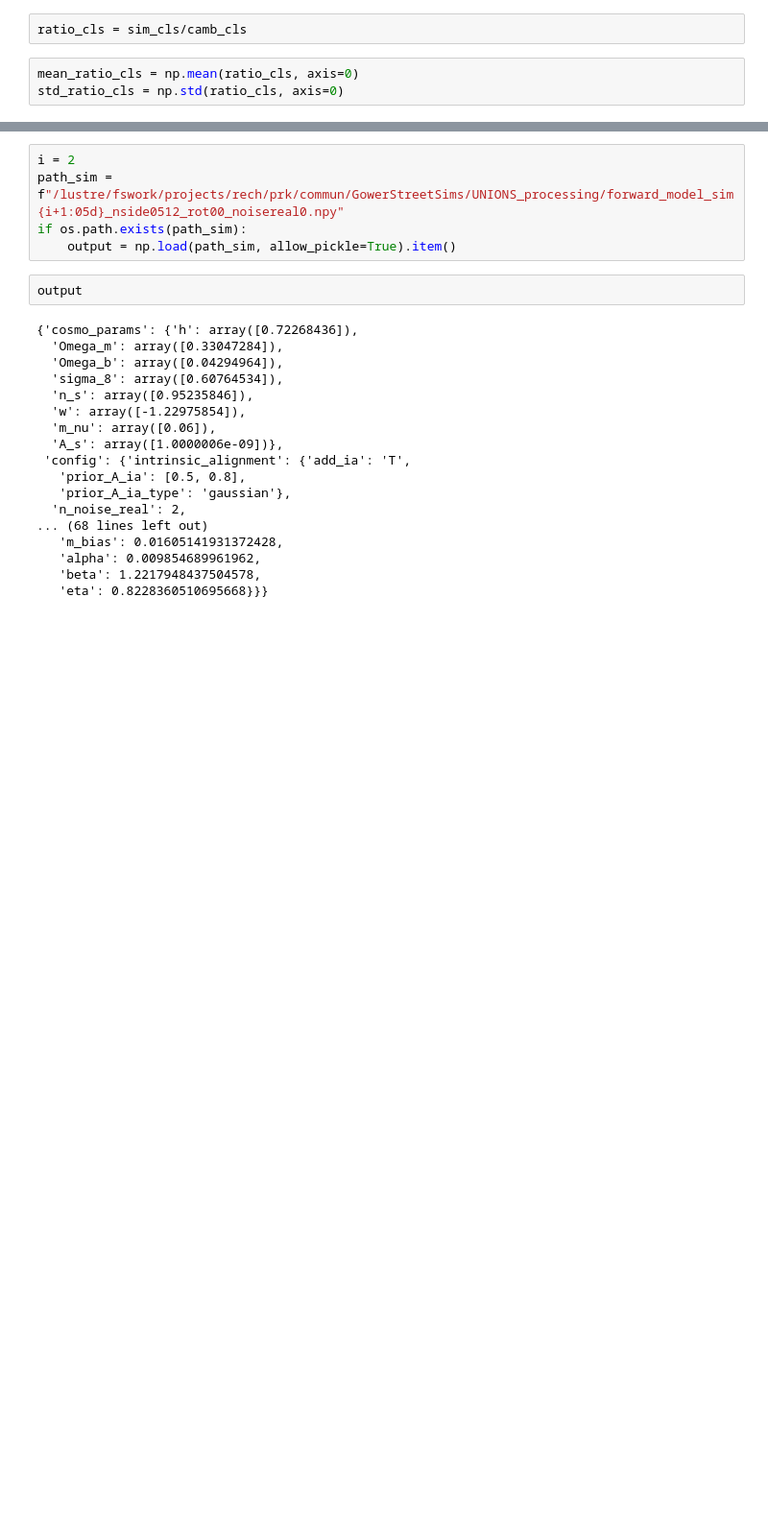
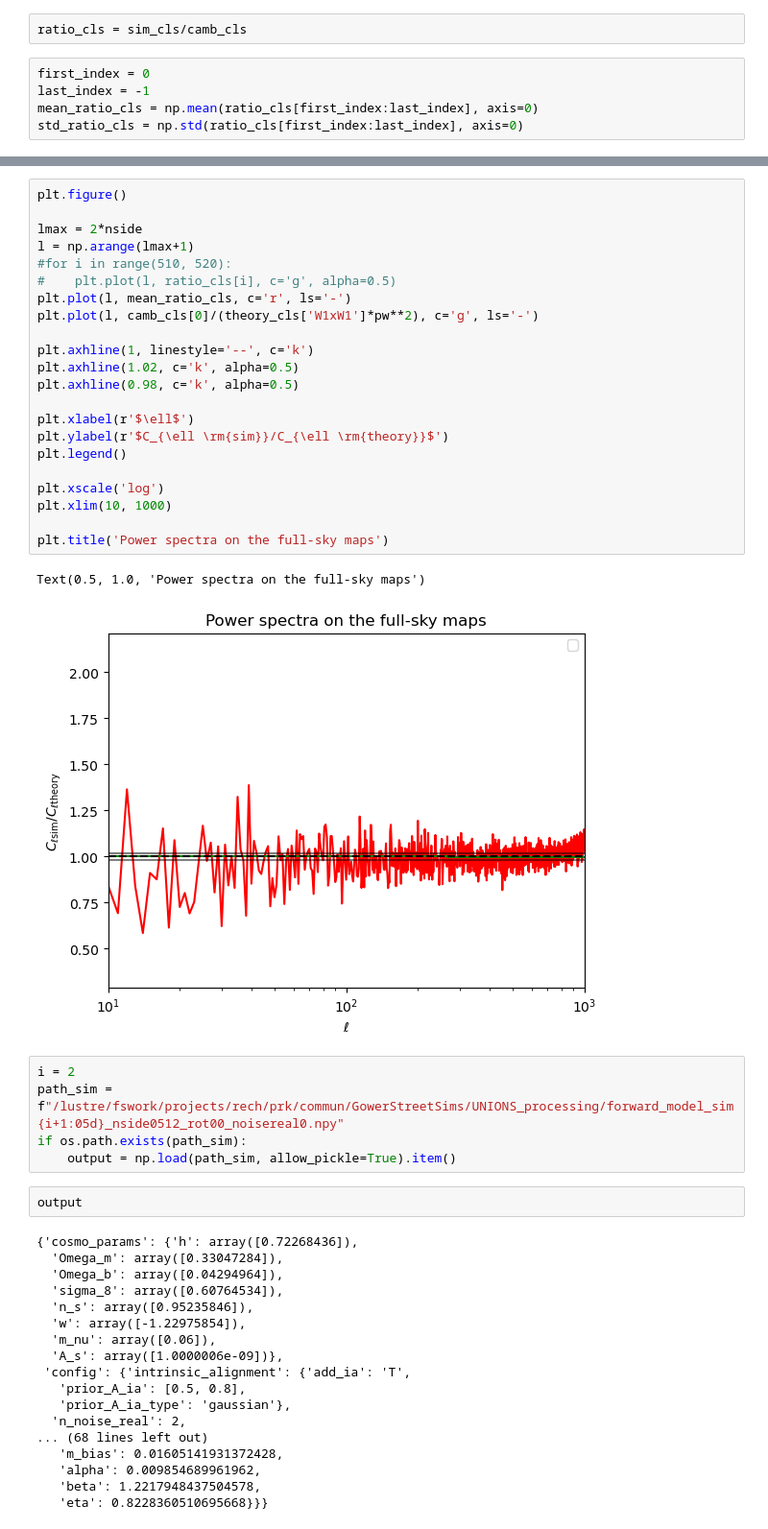
Before and after one commit to sachaguer/UNIONS_forward_model, a Jupyter notebook: notebooks/check_big_run_output.ipynb, the cells around one changed output, grey strips where cells are left out. Shown at 96% size. Saved outputs shown, nothing was run; the diff lists cells and outputs as text; blank space fills up the shorter version.

```diff
--- a/notebooks/check_big_run_output.ipynb
+++ b/notebooks/check_big_run_output.ipynb
@@ -76,5 +87,7 @@ camb_cls = np.array(camb_cls)
 # %%
 ratio_cls = sim_cls/camb_cls
 # %%
-mean_ratio_cls = np.mean(ratio_cls, axis=0)
-std_ratio_cls = np.std(ratio_cls, axis=0)
+first_index = 0
+last_index = -1
+mean_ratio_cls = np.mean(ratio_cls[first_index:last_index], axis=0)
+std_ratio_cls = np.std(ratio_cls[first_index:last_index], axis=0)
@@ -120,3 +182,28 @@ array([1.        , 0.99999995, 0.99999984, ..., 0.95442017, 0.95433269,
+# %%
+plt.figure()
+
+lmax = 2*nside
+l = np.arange(lmax+1)
+#for i in range(510, 520):
+#    plt.plot(l, ratio_cls[i], c='g', alpha=0.5)
+plt.plot(l, mean_ratio_cls, c='r', ls='-')
+plt.plot(l, camb_cls[0]/(theory_cls['W1xW1']*pw**2), c='g', ls='-')
+
+plt.axhline(1, linestyle='--', c='k')
+plt.axhline(1.02, c='k', alpha=0.5)
+plt.axhline(0.98, c='k', alpha=0.5)
+
+plt.xlabel(r'$\ell$')
+plt.ylabel(r'$C_{\ell \rm{sim}}/C_{\ell \rm{theory}}$')
+plt.legend()
+
+plt.xscale('log')
+plt.xlim(10, 1000)
+
+plt.title('Power spectra on the full-sky maps')
+# %% [output]
+Text(0.5, 1.0, 'Power spectra on the full-sky maps')
+[figure, added]
 # %%
 i = 2
 path_sim = f"/lustre/fswork/projects/rech/prk/commun/GowerStreetSims/UNIONS_processing/forward_model_sim{i+1:05d}_nside0512_rot00_noisereal0.npy"
```
Also changed, not shown: parts of 12 cells of this notebook, 32 other files.
